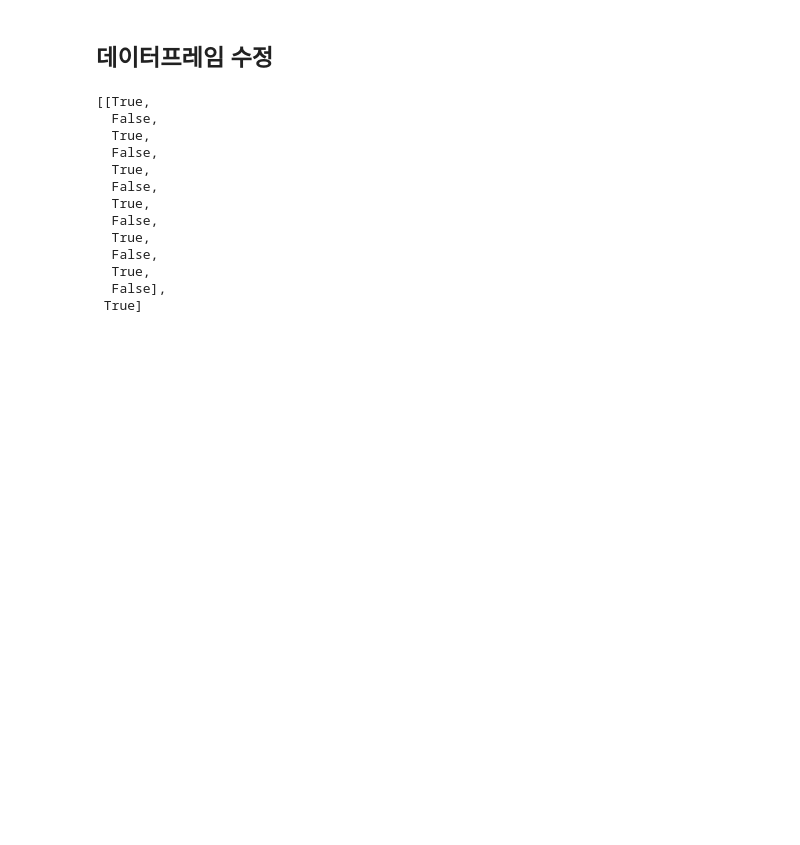
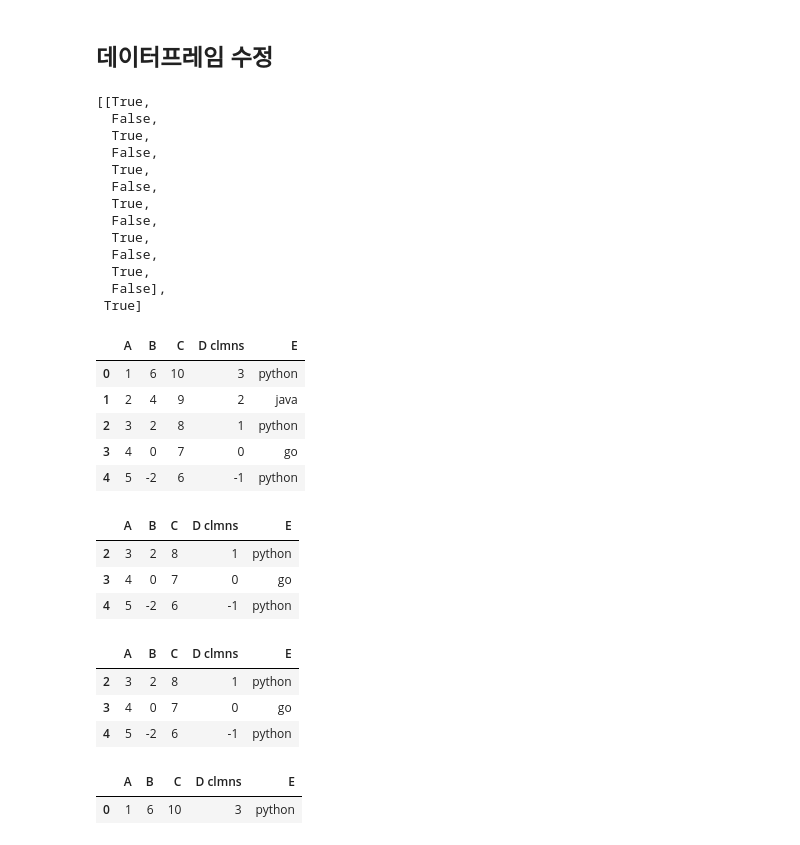
Before and after one commit to pcw11/2025-1-myclass-BDA, a Jupyter notebook: inclass/03w_A_mon_0324_dataframe_application.ipynb, the cells around one changed output. Drawn from its saved outputs; the diff is of its cells as text; code cells hidden in the pictures; blank space fills up the shorter version.

```diff
--- a/inclass/03w_A_mon_0324_dataframe_application.ipynb
+++ b/inclass/03w_A_mon_0324_dataframe_application.ipynb
@@ -131,0 +138,33 @@ df2[ df2.index.str.contains('총') ]
+# %%
+df = pd.DataFrame({'A': range(1, 6),
+                   'B': range(6, -3, -2),
+                   'C': range(10, 5, -1),
+                   'D clmns': range(3, -2, -1),
+                   'E': ['python','java','python','go','python']})
+df
+# %% [output]
+|  | A | B | C | D clmns | E |
+| 0 | 1 | 6 | 10 | 3 | python |
+| 1 | 2 | 4 | 9 | 2 | java |
+| 2 | 3 | 2 | 8 | 1 | python |
+| 3 | 4 | 0 | 7 | 0 | go |
+| 4 | 5 | -2 | 6 | -1 | python |
+# %%
+df.query('A > B')
+# %% [output]
+|  | A | B | C | D clmns | E |
+| 2 | 3 | 2 | 8 | 1 | python |
+| 3 | 4 | 0 | 7 | 0 | go |
+| 4 | 5 | -2 | 6 | -1 | python |
+# %%
+df[df.A > df.B]
+# %% [output]
+|  | A | B | C | D clmns | E |
+| 2 | 3 | 2 | 8 | 1 | python |
+| 3 | 4 | 0 | 7 | 0 | go |
+| 4 | 5 | -2 | 6 | -1 | python |
+# %%
+df.query('C == 10')
+# %% [output]
+|  | A | B | C | D clmns | E |
+| 0 | 1 | 6 | 10 | 3 | python |
```
Also changed, not shown: parts of 91 cells of this notebook.
